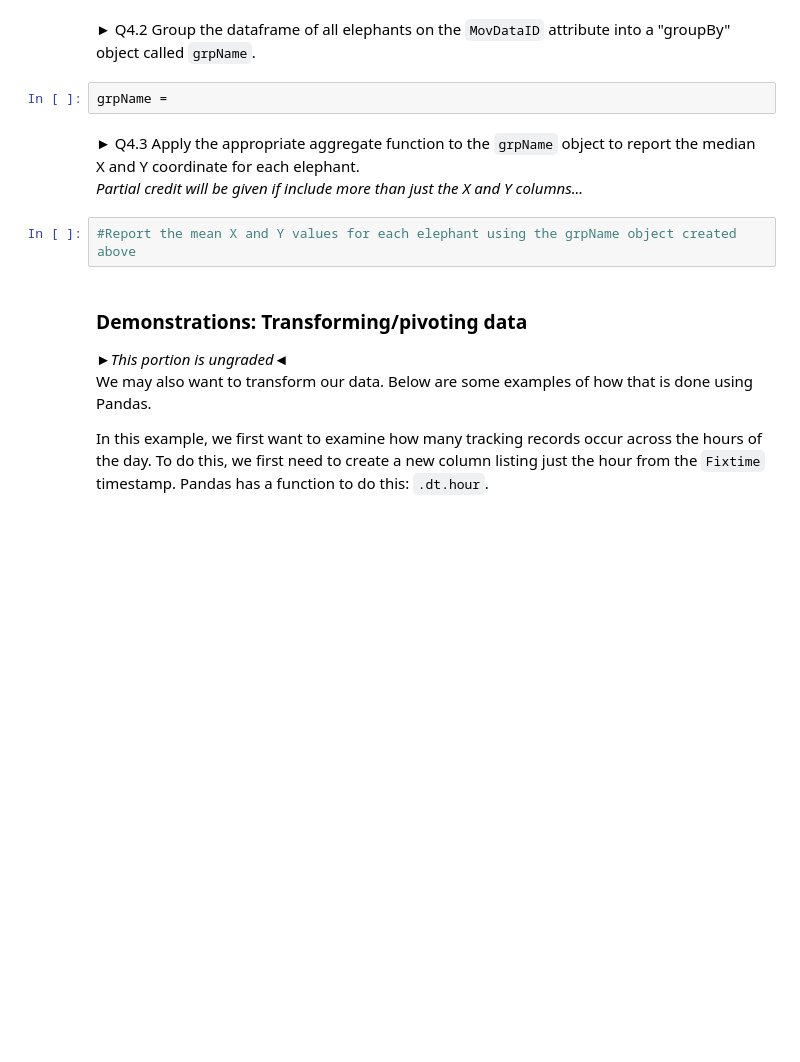
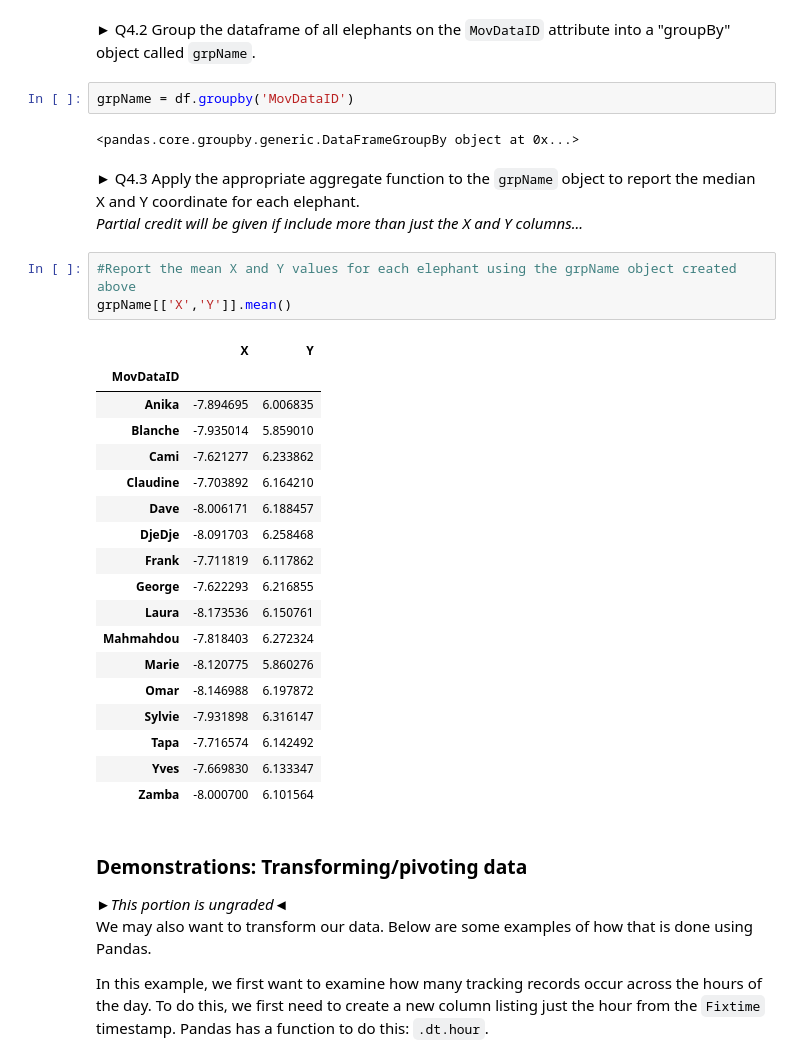
Before and after one commit to gballardo23/ProblemSet5, a Jupyter notebook: 2_Pandas/1-Pandas-Exercise.ipynb, the cells around one changed output. Drawn from its saved outputs; the diff is of its cells as text; blank space fills up the shorter version.

Commit message:
Almost finished with 1 Pandas Exercise

```diff
--- a/2_Pandas/1-Pandas-Exercise.ipynb
+++ b/2_Pandas/1-Pandas-Exercise.ipynb
@@ -201,12 +222,34 @@ Now we want to generate some quick movement stats on each individual from our da
 # %% [markdown]
 ► Q4.2 Group the dataframe of all elephants on the `MovDataID` attribute into a "groupBy" object called `grpName`.
-# %%
-grpName =
+# %%
+grpName = df.groupby('MovDataID')
+# %% [output]
+<pandas.core.groupby.generic.DataFrameGroupBy object at 0x...>
 # %% [markdown]
 ► Q4.3 Apply the appropriate aggregate function to the `grpName` object to report the median X and Y coordinate for each elephant.
 _Partial credit will be given if include more than just the X and Y columns..._
 # %%
 #Report the mean X and Y values for each elephant using the grpName object created above
+grpName[['X','Y']].mean()
+# %% [output]
+|  | X | Y |
+| MovDataID |  |  |
+| Anika | -7.894695 | 6.006835 |
+| Blanche | -7.935014 | 5.859010 |
+| Cami | -7.621277 | 6.233862 |
+| Claudine | -7.703892 | 6.164210 |
+| Dave | -8.006171 | 6.188457 |
+| DjeDje | -8.091703 | 6.258468 |
+| Frank | -7.711819 | 6.117862 |
+| George | -7.622293 | 6.216855 |
+| Laura | -8.173536 | 6.150761 |
+| Mahmahdou | -7.818403 | 6.272324 |
+| Marie | -8.120775 | 5.860276 |
+| Omar | -8.146988 | 6.197872 |
+| Sylvie | -7.931898 | 6.316147 |
+| Tapa | -7.716574 | 6.142492 |
+| Yves | -7.669830 | 6.133347 |
+| Zamba | -8.000700 | 6.101564 |
 # %% [markdown]
 ### Demonstrations: Transforming/pivoting data
 _►This portion is ungraded◄_
```
Also changed, not shown: parts of 13 cells of this notebook.
